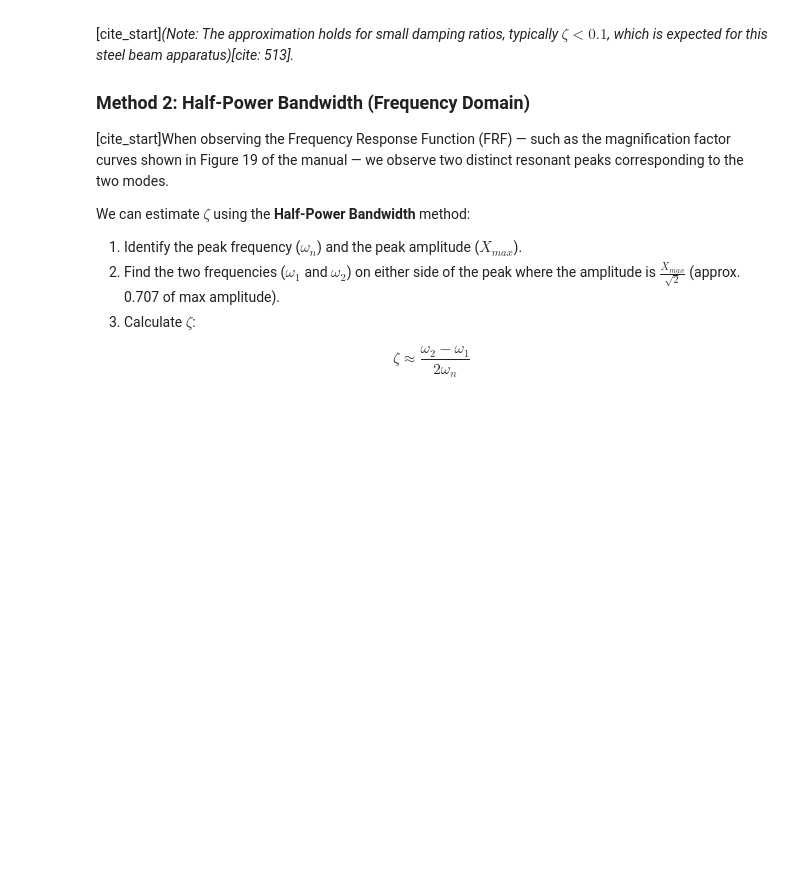
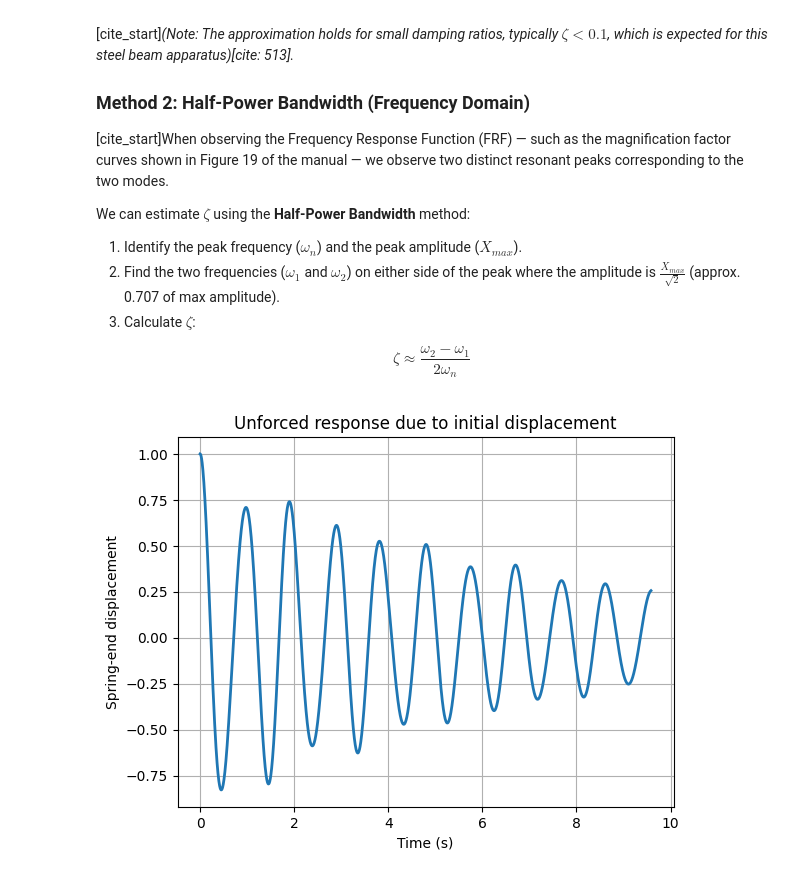
Before and after one commit to Du-nara/ME421-Mechanical-Systems-Lab-A3, a Jupyter notebook: Vibration/E_20_249_Vibration.ipynb, the cells around one changed output. Saved outputs shown, nothing was run; the diff lists cells and outputs as text; code cells hidden in the pictures; blank space fills up the shorter version.

```diff
--- a/Vibration/E_20_249_Vibration.ipynb
+++ b/Vibration/E_20_249_Vibration.ipynb
@@ -103,0 +108,13 @@ $$\zeta \approx \frac{\omega_2 - \omega_1}{2\omega_n}$$
+# %%
+# =============================
+# REPLACE THESE WITH YOUR MODEL
+# =============================
+M = np.array([[1.0, 0.0],
+              [0.0, 1.0]])
+
+K = np.array([[100.0, -20.0],
+              [-20.0, 50.0]])
+
+# Force distribution vector (unbalanced motor)
+b = np.array([[0.0],
+              [1.0]])
@@ -103,0 +137,34 @@ $$\zeta \approx \frac{\omega_2 - \omega_1}{2\omega_n}$$
+# %%
+def simulate(M, C, K, f, x0, v0, t_end):
+    Minv = np.linalg.inv(M)
+
+    def ode(t, y):
+        x = y[:2]
+        v = y[2:]
+        xdot = v
+        vdot = Minv @ (f(t) - C @ v - K @ x)
+        return np.hstack((xdot, vdot))
+
+    t_eval = np.linspace(0, t_end, 3000)
+    y0 = np.hstack((x0, v0))
+    sol = solve_ivp(ode, [0, t_end], y0, t_eval=t_eval)
+    return sol.t, sol.y[:2]
+# %%
+# Initial displacement at spring end (DOF 2)
+x0 = np.array([0.0, 1.0])
+v0 = np.array([0.0, 0.0])
+
+f_zero = lambda t: np.zeros(2)
+
+T1 = 2*np.pi/w1
+t, x = simulate(M, C, K, f_zero, x0, v0, 10*T1)
+
+plt.figure()
+plt.plot(t, x[1], linewidth=2)
+plt.xlabel("Time (s)")
+plt.ylabel("Spring-end displacement")
+plt.title("Unforced response due to initial displacement")
+plt.grid(True)
+plt.show()
+# %% [output]
+[figure, added]
```
Also changed, not shown: parts of 4 cells of this notebook.
